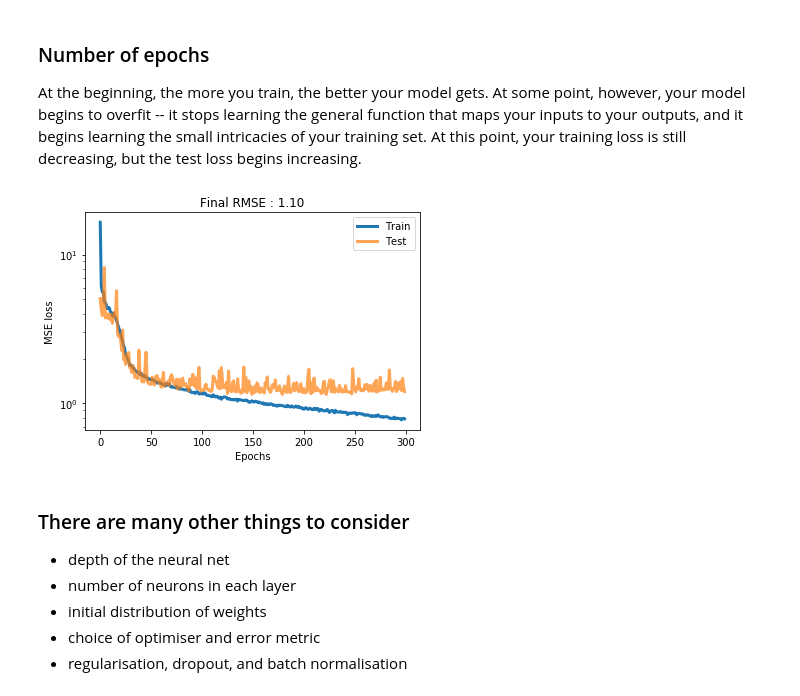
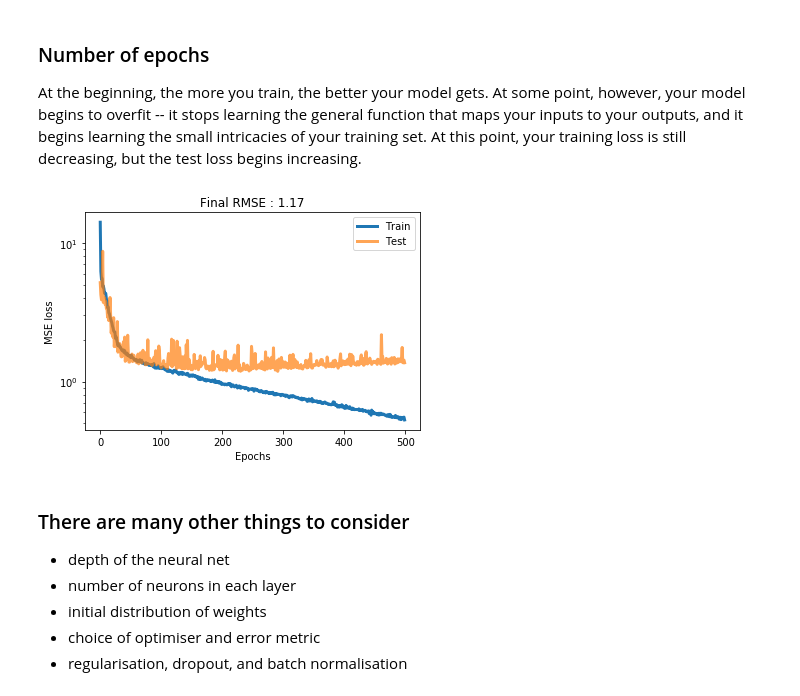
Before and after one commit to QCaudron/ml_101, a Jupyter notebook: 3_Neural_networks/2_building_a_net.ipynb, the cells around one changed output. Cells and saved outputs as stored; diff of their text form; code cells hidden in the pictures.

```diff
--- a/3_Neural_networks/2_building_a_net.ipynb
+++ b/3_Neural_networks/2_building_a_net.ipynb
@@ -274,10 +274,10 @@ compare_nets(mb_large_model, mb_large_history, mb_small_model, mb_small_history)
 At the beginning, the more you train, the better your model gets. At some point, however, your model begins to overfit -- it stops learning the general function that maps your inputs to your outputs, and it begins learning the small intricacies of your training set. At this point, your training loss is still decreasing, but the test loss begins increasing.
 # %%
 # Warning : very slow cell !
-long_train_model, long_train_history = train_net(epochs=300, lr=0.003, large=True)
+long_train_model, long_train_history = train_net(epochs=500, lr=0.003, large=True)
 evaluate_net(long_train_model, long_train_history)
 # %% [output]
-[figure, old version]
+[figure, new version]
 # %% [markdown]
 ### There are many other things to consider
 
```
Also changed, not shown: parts of 5 cells of this notebook.
